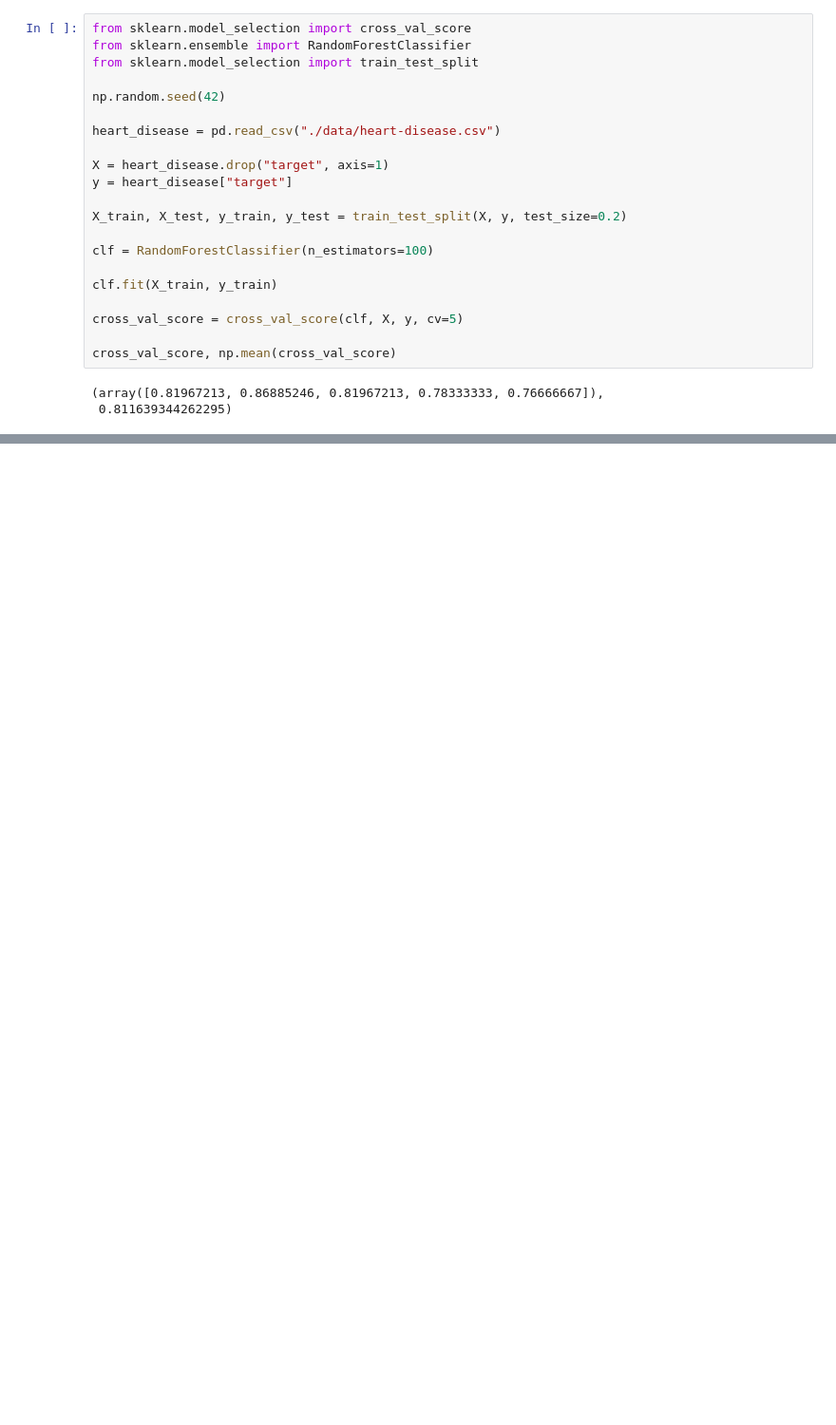
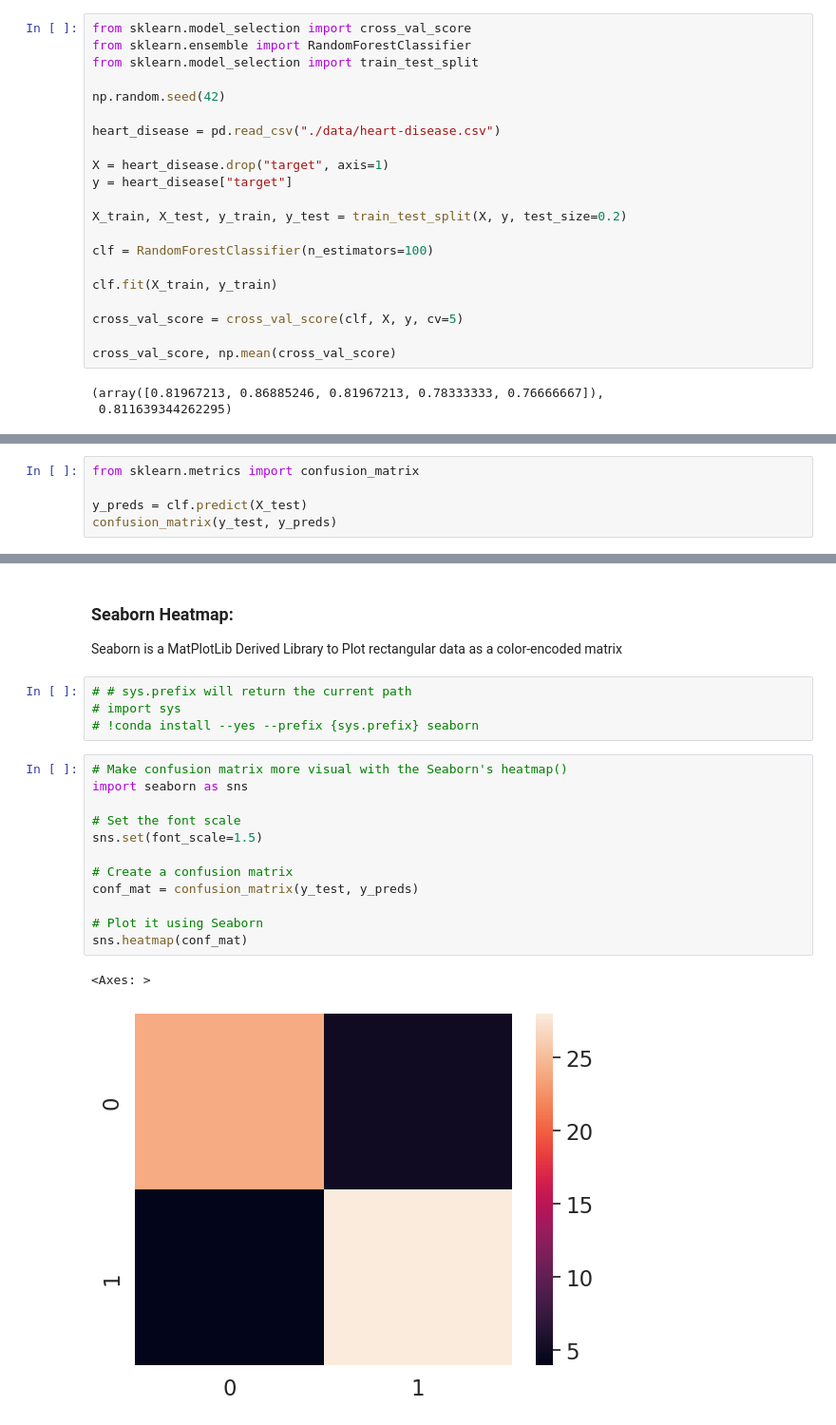
Before and after one commit to MainulDip/AiMlStudy, a Jupyter notebook: apps/1-pandas/SciKit-Learn-InDepth.ipynb, the cells around one changed output, grey strips where cells are left out. Shown at 95% size. Cells and saved outputs as stored; diff of their text form; blank space fills up the shorter version.

Commit message:
aiml confusion matrix crosstab and seaborn heatmap docking

```diff
--- a/apps/1-pandas/SciKit-Learn-InDepth.ipynb
+++ b/apps/1-pandas/SciKit-Learn-InDepth.ipynb
@@ -493,0 +501,5 @@ A confusion metrix is a quick way to compare the labels a model predicts and the
+# %%
+from sklearn.metrics import confusion_matrix
+
+y_preds = clf.predict(X_test)
+confusion_matrix(y_test, y_preds)
@@ -493,0 +525,22 @@ A confusion metrix is a quick way to compare the labels a model predicts and the
+# %% [markdown]
+### Seaborn Heatmap:
+Seaborn is a MatPlotLib Derived Library to Plot rectangular data as a color-encoded matrix
+# %%
+# # sys.prefix will return the current path
+# import sys
+# !conda install --yes --prefix {sys.prefix} seaborn
+# %%
+# Make confusion matrix more visual with the Seaborn's heatmap()
+import seaborn as sns
+
+# Set the font scale
+sns.set(font_scale=1.5)
+
+# Create a confusion matrix
+conf_mat = confusion_matrix(y_test, y_preds)
+
+# Plot it using Seaborn
+sns.heatmap(conf_mat)
+# %% [output]
+<Axes: >
+[figure, added]
```
Also changed, not shown: parts of 30 cells of this notebook, 2 other files.
